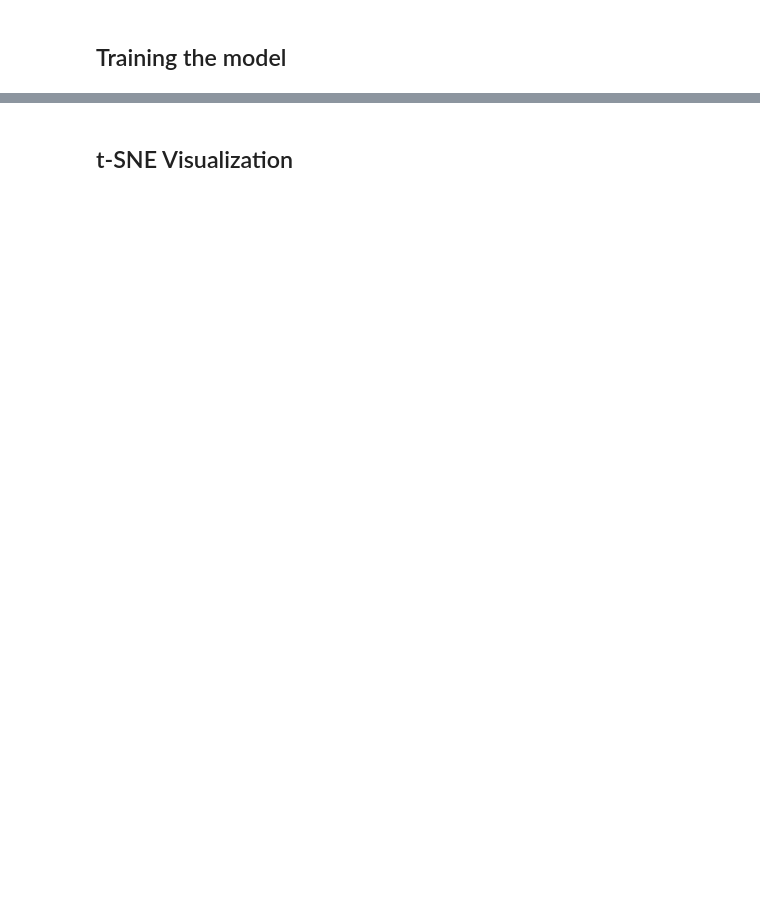
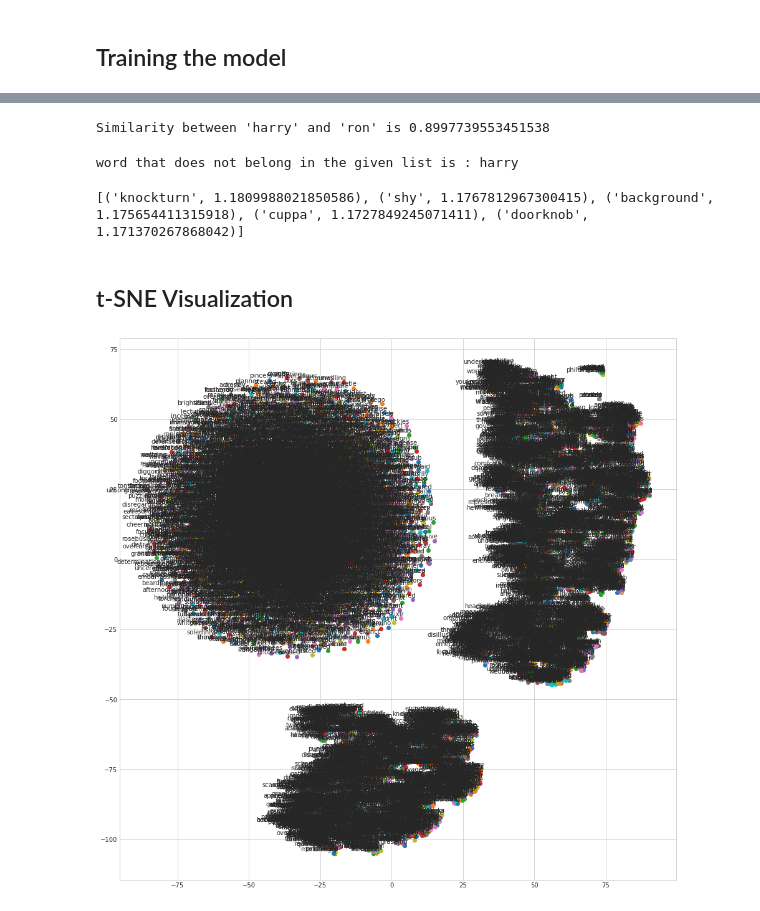
Before and after one commit to ThomasDelatte/Notebooks, a Jupyter notebook: tsne_word2vec.ipynb, the cells around one changed output, grey strips where cells are left out. Cells and saved outputs as stored; diff of their text form; code cells hidden in the pictures; blank space fills up the shorter version.

Commit message:
Trained first model

```diff
--- a/tsne_word2vec.ipynb
+++ b/tsne_word2vec.ipynb
@@ -36,24 +42,23 @@ def clean_doc(doc):
     # Split in tokens
     tokens = doc.split()
     # Remove punctuation
-    tokens = [w.translate(str.maketrans('', '', string.punctuation)) for w in tokens]
+    try:
+        tokens = [w.translate(str.maketrans('', '', string.punctuation)) for w in tokens]
+    except TypeError:
+        print("Error is here!")
     # Tokens with less then two characters will be ignored
     tokens = [word for word in tokens if len(word) > 1]
     return ' '.join(tokens)
 
 def read_files(path):
-    documents = list()
+    documents = [f for f in os.listdir(path) if os.path.isfile(os.path.join(path, f))]
+    clean = []
+    print(len(documents))
     tokenize  = lambda x: gensim.utils.simple_preprocess(x)
-
-    # Read in all files in directory
-    if os.path.isdir(path):
-        for filename in os.listdir(path):
-            with open('%s/%s' % (path, filename), encoding='utf-8') as f:
-                doc = f.read()
-                doc = clean_doc(doc)
-                documents.append(tokenize(doc))
-    return documents
-
-docs = read_files(TEXT_DIR)
-
-print('Number of documents: %i' % len(docs))
+    for d in documents:
+        with open(f"{path}/{d}", encoding='utf-8') as f:
+            doc = f.read()
+            print(len(doc))
+            doc = clean_doc(doc)
+            clean.append(tokenize(doc))
+    return clean
@@ -94,0 +144,8 @@ checkpoint_path = checkpoint.save(sess=None, global_step=None, save_path=os.path
+# %%
+model = gensim.models.Word2Vec(sg=1,
+                 size=100,
+                 window=10,
+                 min_count=30,
+                 workers=4)
+model.build_vocab(docs)
+model.train(sentences=docs, total_examples=model.corpus_count, epochs=model.epochs)
@@ -97,3 +184,17 @@ model.wv.most_similar(positive=["cat"], topn=10)
+# %%
+sim = model.similarity('harry', 'ron')
+print("Similarity between 'harry' and 'ron' is {}".format(sim))
+# %% [output]
+Similarity between 'harry' and 'ron' is 0.8997739553451538
+# %%
+odd = model.doesnt_match(['harry', 'ron', 'hermione', 'voldemort'])
+print(f"word that does not belong in the given list is : {odd}")
+# %% [output]
+word that does not belong in the given list is : harry
+# %%
+print(model.most_similar_cosmul(positive=["gryffindor", "malfoy"], negative=["potter"], topn=5))
+# %% [output]
+[('knockturn', 1.1809988021850586), ('shy', 1.1767812967300415), ('background', 1.175654411315918), ('cuppa', 1.1727849245071411), ('doorknob', 1.171370267868042)]
 # %% [markdown]
 ## t-SNE Visualization
 # %%
@@ -107,7 +208,7 @@ def tsne_plot(model):
         tokens.append(model[word])
         labels.append(word)
 
-    tsne_model = TSNE(perplexity=40, n_components=2, init="pca", n_iter=2500, random_state=32)
+    tsne_model = TSNE(n_components=2, init="pca", n_iter=2500, random_state=32)
     new_values = tsne_model.fit_transform(tokens)
 
     x = []
@@ -125,3 +226,8 @@ def tsne_plot(model):
                      textcoords='offset points',
                      ha='right',
                      va='bottom')
+# %%
+%time
+tsne_plot(model)
+# %% [output]
+[figure, added]
```
Also changed, not shown: parts of 9 cells of this notebook.
